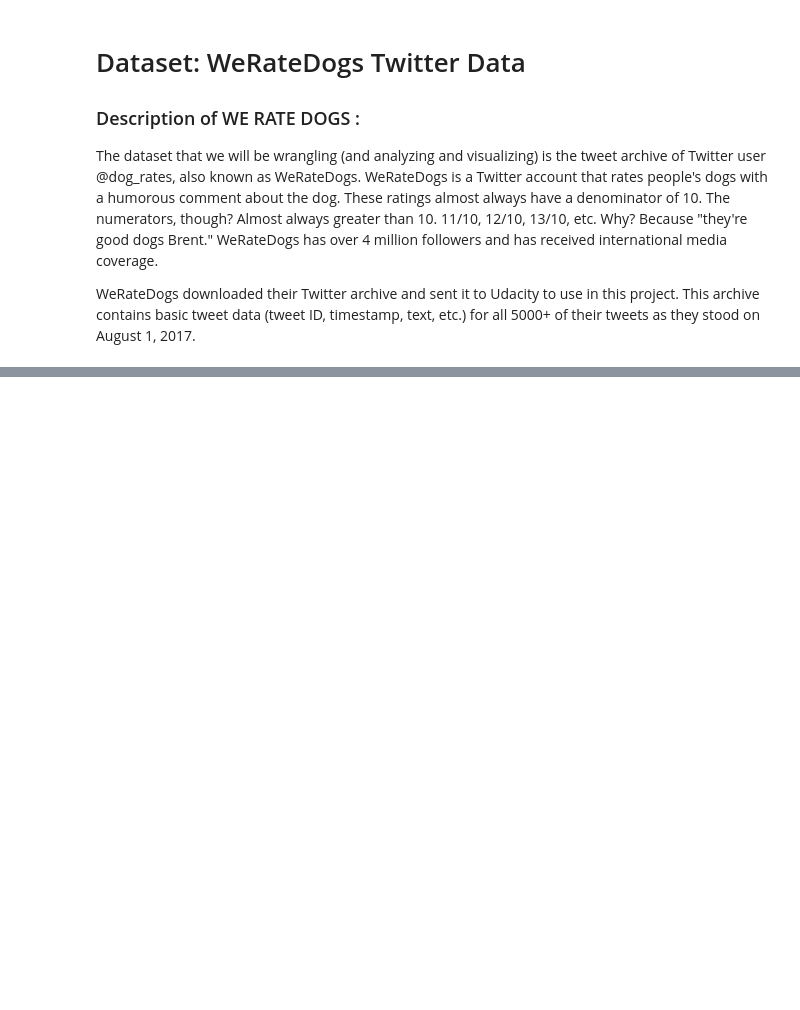
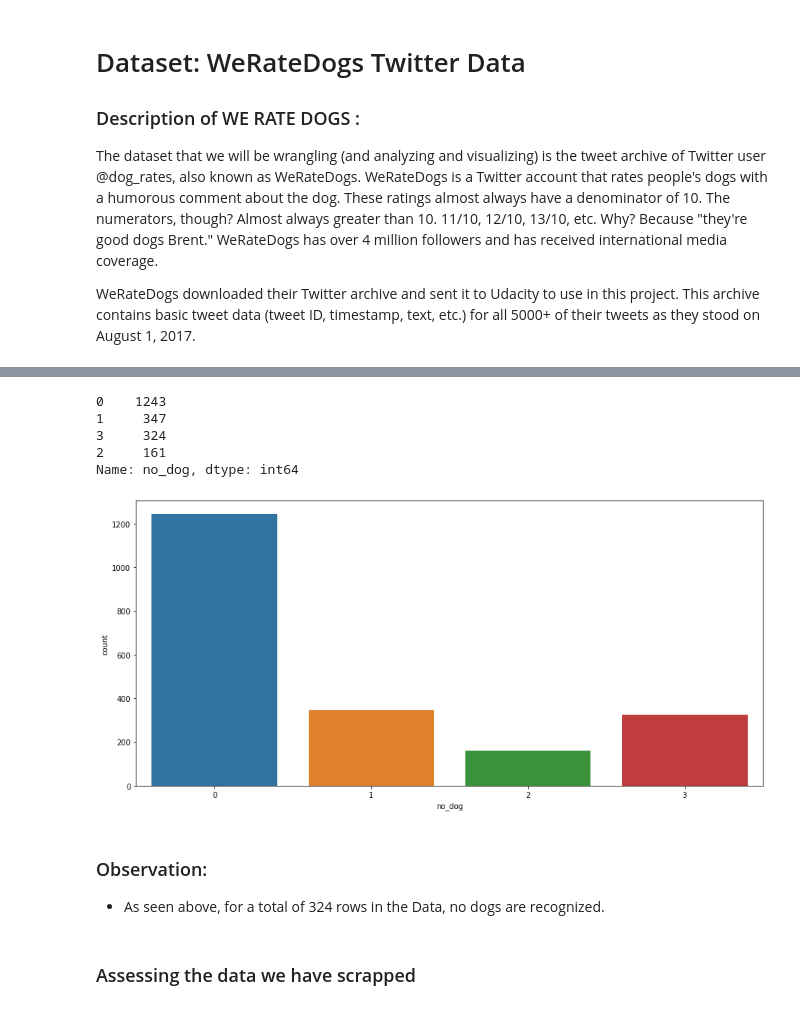
Before and after one commit to faizankhann/We-Rate-Dogs-Tweets-Data-Wrangling, a Jupyter notebook: Wrangle_Act.ipynb, the cells around one changed output, grey strips where cells are left out. Drawn from its saved outputs; the diff is of its cells as text; code cells hidden in the pictures; blank space fills up the shorter version.

```diff
--- a/Wrangle_Act.ipynb
+++ b/Wrangle_Act.ipynb
@@ -85,8 +89,8 @@ with open('image-predictions.tsv', 'wb') as file:
     file.write(retrieve.content)
 # %%
 # create dataframe
-df_img_init = pd.read_csv('image-predictions.tsv', sep='\t')
-df_img_init.head()
+df_img = pd.read_csv('image-predictions.tsv', sep='\t')
+df_img.head()
 # %% [output]
 |  | tweet_id | jpg_url | img_num | p1 | p1_conf | p1_dog | p2 | p2_conf | p2_dog | p3 | p3_conf | ... |
 | 0 | 666020888022790149 | https://pbs.twimg.com/media/CT4ud... | 1 | Welsh_springer_spaniel | 0.465074 | True | collie | 0.156665 | True | Shetland_sheepdog | 0.061428 | ... |
@@ -106,0 +475,38 @@ api = tweepy.API(auth)
+# %%
+# Defining a check to verify if it's a dog
+
+# We start off by transforming category in 0 or 1
+# We make the use of a temporarily created new category
+
+# Generating a copy
+df_img_2 = df_img_init.copy()
+
+# Defining a procedure to convert the column into a bi-variate 0 and 1
+df_img_2['p1_dog'] = df_img_2['p1_dog'].apply(lambda x: 0 if x==True else 1)
+df_img_2['p2_dog'] = df_img_2['p2_dog'].apply(lambda x: 0 if x==True else 1)
+df_img_2['p3_dog'] = df_img_2['p3_dog'].apply(lambda x: 0 if x==True else 1)
+
+# Creating a new column
+df_img_2['no_dog'] = df_img_2.iloc[:,[5,8,11]].sum(axis=1)
+
+# Measuring the number
+plt.figure(figsize=(15,7))
+sns.countplot(df_img_2.no_dog)
+
+# Getting the Count
+
+df_img_2['no_dog'].value_counts()
+# %% [output]
+0    1243
+1     347
+3     324
+2     161
+Name: no_dog, dtype: int64
+[figure, added]
+# %% [markdown]
+### Observation:
+
+- As seen above, for a total of 324 rows in the Data, no dogs are recognized.
+# %% [markdown]
+
+### Assessing the data we have scrapped
```
Also changed, not shown: parts of 98 cells of this notebook, 7 other files.
